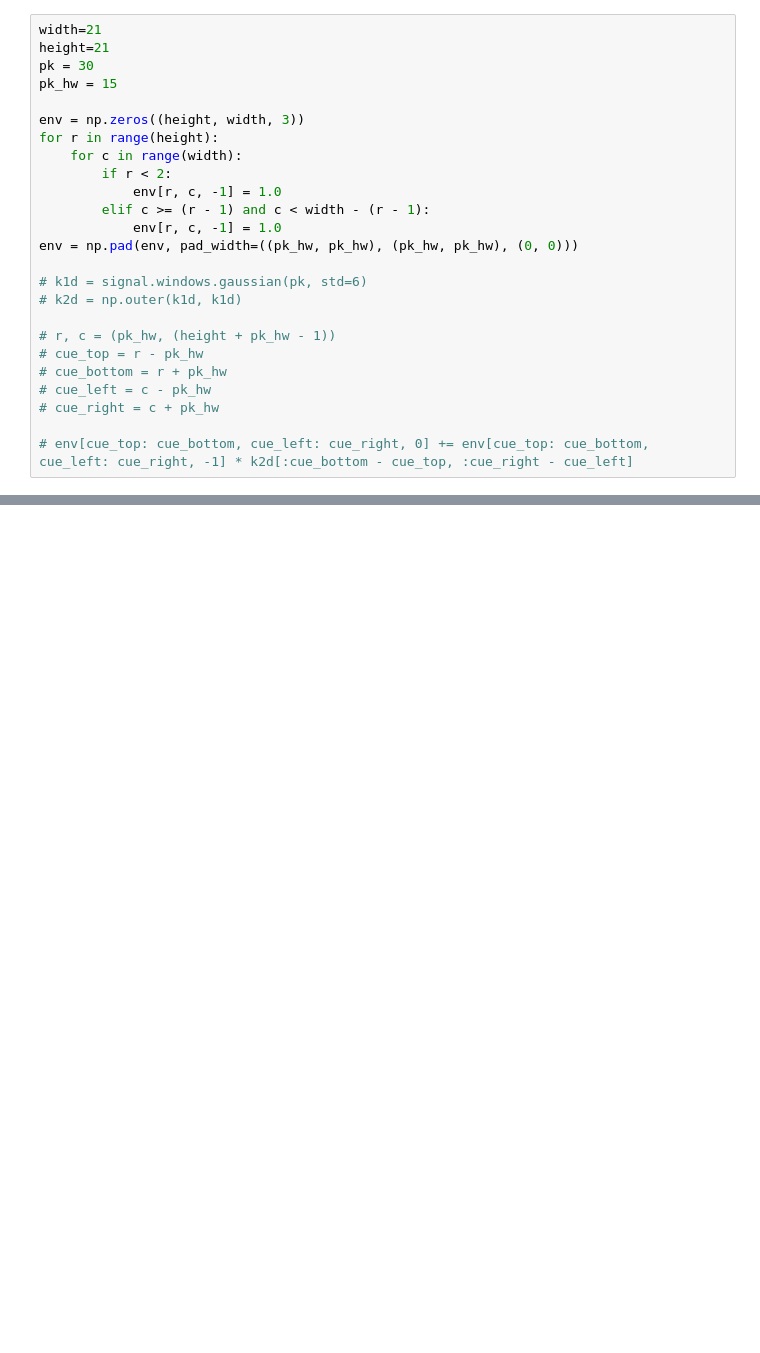
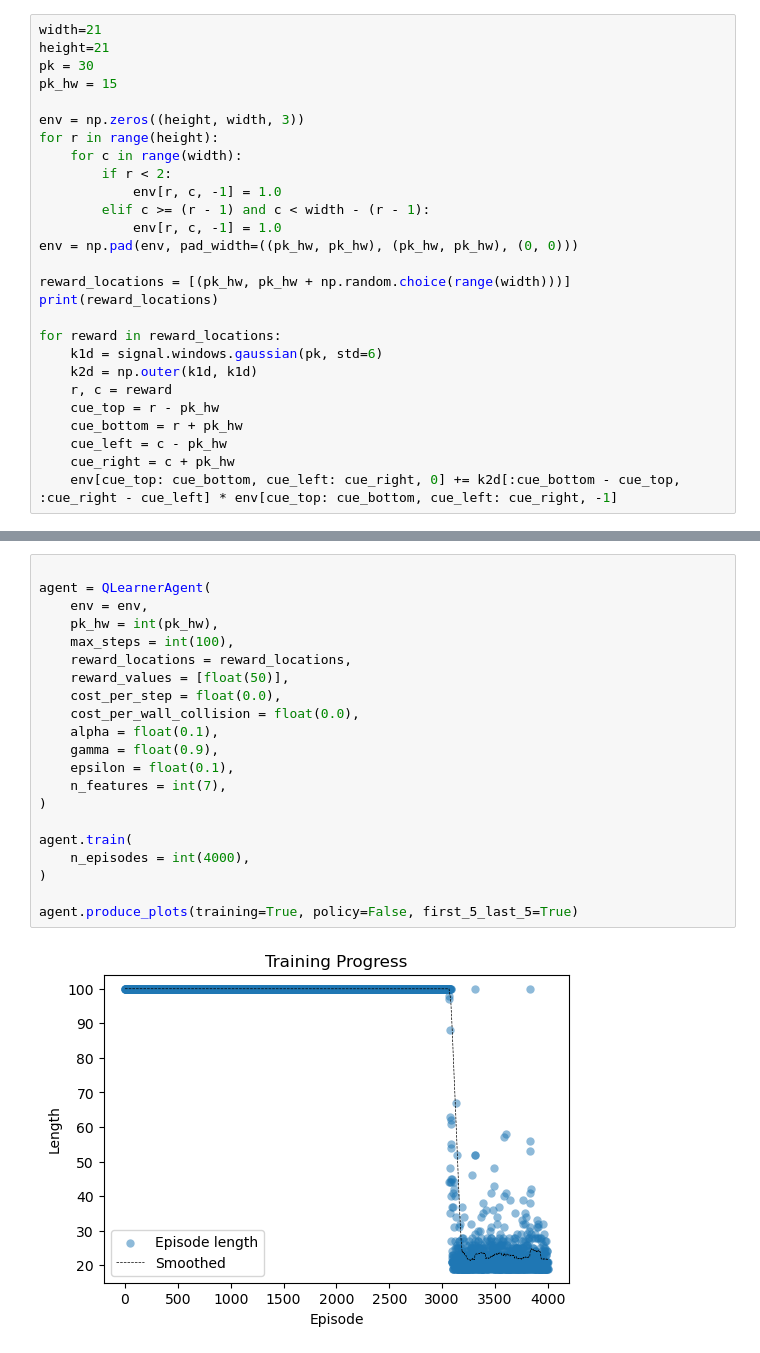
Before and after one commit to ghoshm/Multimodal_mazes, a Jupyter notebook: multimodal_mazes/RL testing/Function method.ipynb, the cells around one changed output, grey strips where cells are left out. Cells and saved outputs as stored; diff of their text form; blank space fills up the shorter version.

```diff
--- a/multimodal_mazes/RL testing/Function method.ipynb
+++ b/multimodal_mazes/RL testing/Function method.ipynb
@@ -915,13 +293,15 @@ for r in range(height):
             env[r, c, -1] = 1.0
 env = np.pad(env, pad_width=((pk_hw, pk_hw), (pk_hw, pk_hw), (0, 0)))
 
-# k1d = signal.windows.gaussian(pk, std=6)
-# k2d = np.outer(k1d, k1d)
+reward_locations = [(pk_hw, pk_hw + np.random.choice(range(width)))]
+print(reward_locations)
 
-# r, c = (pk_hw, (height + pk_hw - 1))
-# cue_top = r - pk_hw
-# cue_bottom = r + pk_hw
-# cue_left = c - pk_hw
-# cue_right = c + pk_hw
-
-# env[cue_top: cue_bottom, cue_left: cue_right, 0] += env[cue_top: cue_bottom, cue_left: cue_right, -1] * k2d[:cue_bottom - cue_top, :cue_right - cue_left]
+for reward in reward_locations:
+    k1d = signal.windows.gaussian(pk, std=6)
+    k2d = np.outer(k1d, k1d)
+    r, c = reward
+    cue_top = r - pk_hw
+    cue_bottom = r + pk_hw
+    cue_left = c - pk_hw
+    cue_right = c + pk_hw
+    env[cue_top: cue_bottom, cue_left: cue_right, 0] += k2d[:cue_bottom - cue_top, :cue_right - cue_left] * env[cue_top: cue_bottom, cue_left: cue_right, -1]
@@ -995,0 +310,23 @@ plt.axis("off")
+# %%
+
+agent = QLearnerAgent(
+    env = env,
+    pk_hw = int(pk_hw),
+    max_steps = int(100),
+    reward_locations = reward_locations,
+    reward_values = [float(50)],
+    cost_per_step = float(0.0),
+    cost_per_wall_collision = float(0.0),
+    alpha = float(0.1),
+    gamma = float(0.9),
+    epsilon = float(0.1),
+    n_features = int(7),
+)
+
+agent.train(
+    n_episodes = int(4000),
+)
+
+agent.produce_plots(training=True, policy=False, first_5_last_5=True)
+# %% [output]
+[figure, added]
```
Also changed, not shown: parts of 16 cells of this notebook, 1 other file.
